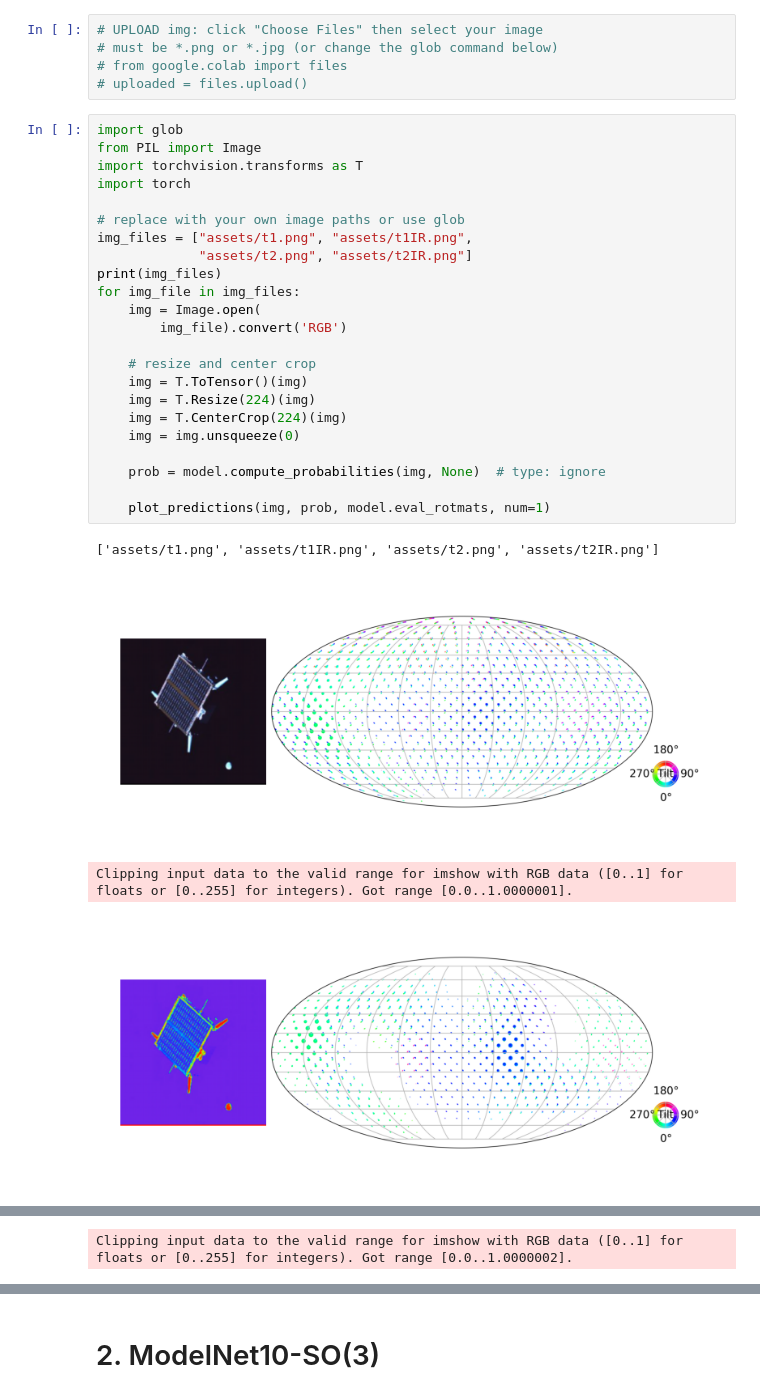
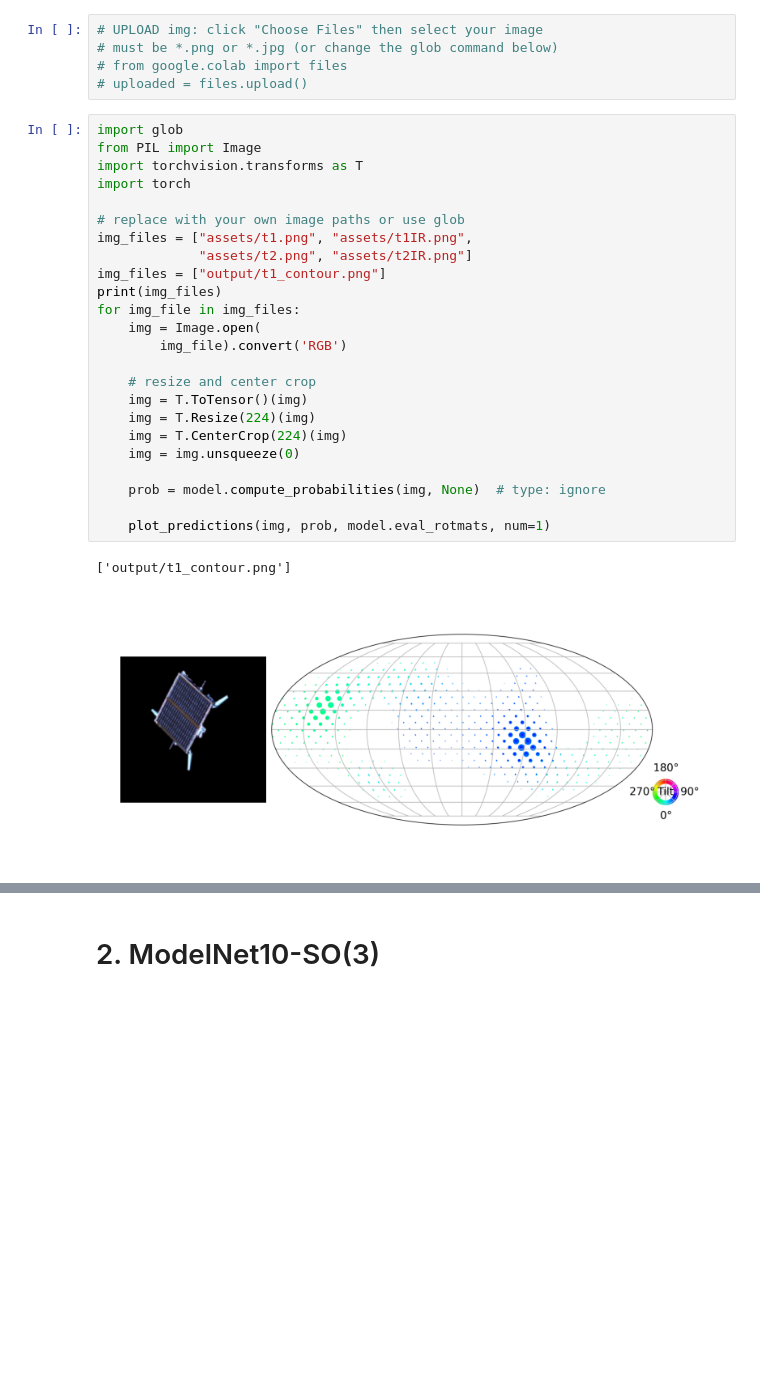
Before and after one commit to Airport237/image2sphere, a Jupyter notebook: visualize_trained_predictions.ipynb, the cells around one changed output, grey strips where cells are left out. Cells and saved outputs as stored; diff of their text form; blank space fills up the shorter version.

```diff
--- a/visualize_trained_predictions.ipynb
+++ b/visualize_trained_predictions.ipynb
@@ -78,28 +78,27 @@ Here, you can upload a custom image and visualize the prediction.  You will get
 # %%
 import glob
 from PIL import Image
 import torchvision.transforms as T
 import torch
 
 # replace with your own image paths or use glob
 img_files = ["assets/t1.png", "assets/t1IR.png",
              "assets/t2.png", "assets/t2IR.png"]
+img_files = ["output/t1_contour.png"]
 print(img_files)
 for img_file in img_files:
     img = Image.open(
         img_file).convert('RGB')
 
     # resize and center crop
     img = T.ToTensor()(img)
     img = T.Resize(224)(img)
     img = T.CenterCrop(224)(img)
     img = img.unsqueeze(0)
 
     prob = model.compute_probabilities(img, None)  # type: ignore
 
     plot_predictions(img, prob, model.eval_rotmats, num=1)
 # %% [output]
-['assets/t1.png', 'assets/t1IR.png', 'assets/t2.png', 'assets/t2IR.png']
+['output/t1_contour.png']
-[figure, old version]
+[figure, new version]
-Clipping input data to the valid range for imshow with RGB data ([0..1] for floats or [0..255] for integers). Got range [0.0..1.0000001].
-[figure, removed]
@@ -107 +104,0 @@ Clipping input data to the valid range for imshow with RGB data ([0..1] for floa
-Clipping input data to the valid range for imshow with RGB data ([0..1] for floats or [0..255] for integers). Got range [0.0..1.0000002].
```
Also changed, not shown: parts of 1 cell of this notebook, 5 other files.
